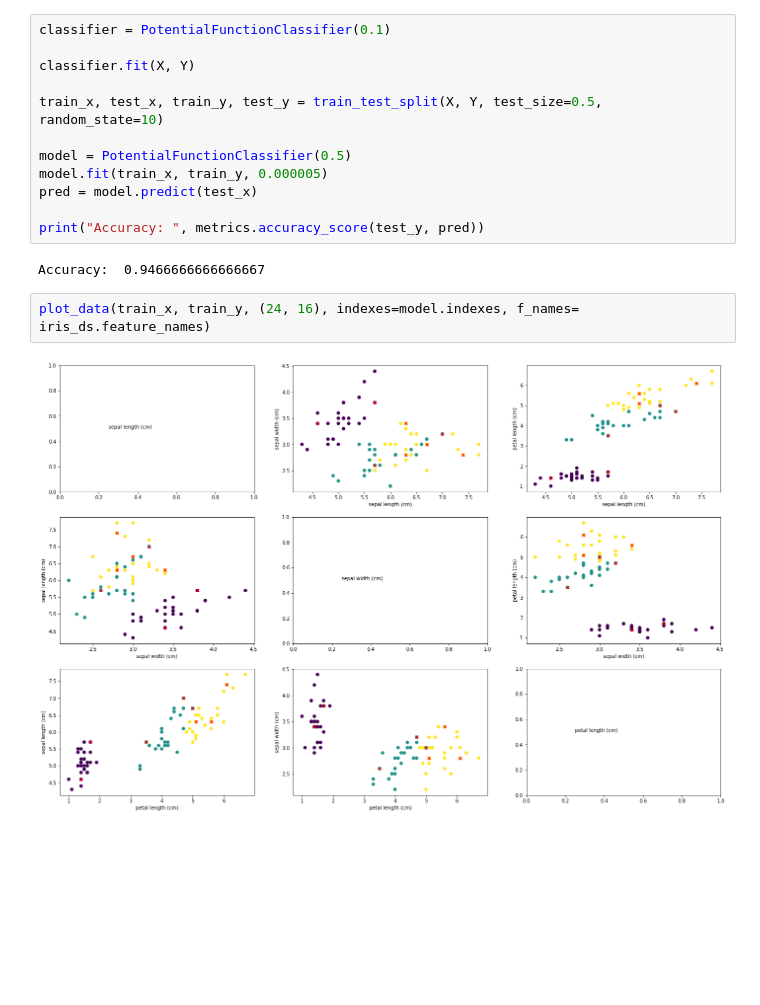
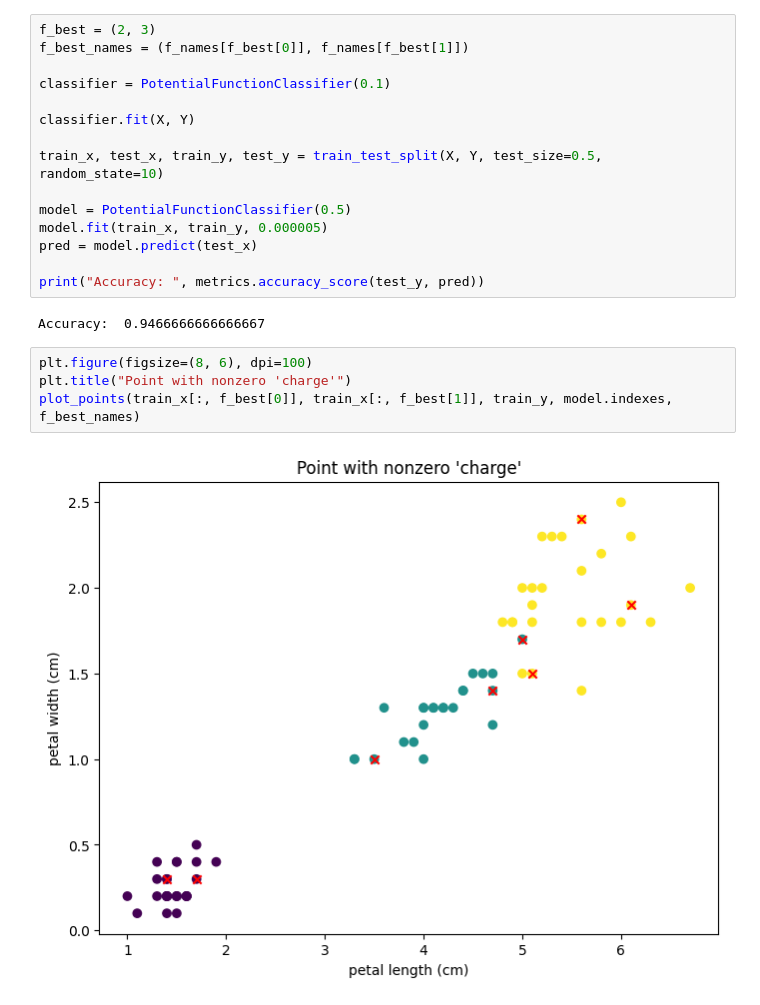
Before and after one commit to goglom/ML, a Jupyter notebook: Problem_2/Problem_2.ipynb, the cells around one changed output. Saved outputs shown, nothing was run; the diff lists cells and outputs as text; blank space fills up the shorter version.

```diff
--- a/Problem_2/Problem_2.ipynb
+++ b/Problem_2/Problem_2.ipynb
@@ -22,4 +28,7 @@ plt.tight_layout()
 # %%
+f_best = (2, 3)
+f_best_names = (f_names[f_best[0]], f_names[f_best[1]])
+
 classifier = PotentialFunctionClassifier(0.1)
 
 classifier.fit(X, Y)
@@ -33,7 +42,9 @@ pred = model.predict(test_x)
 print("Accuracy: ", metrics.accuracy_score(test_y, pred))
 # %% [output]
 Accuracy:  0.9466666666666667
-# %%
-plot_data(train_x, train_y, (24, 16), indexes=model.indexes, f_names= iris_ds.feature_names)
-# %% [output]
-[figure, removed]
+# %%
+plt.figure(figsize=(8, 6), dpi=100)
+plt.title("Point with nonzero 'charge'")
+plot_points(train_x[:, f_best[0]], train_x[:, f_best[1]], train_y, model.indexes, f_best_names)
+# %% [output]
+[figure, added]
```
Also changed, not shown: parts of 2 cells of this notebook, 1 other file.
